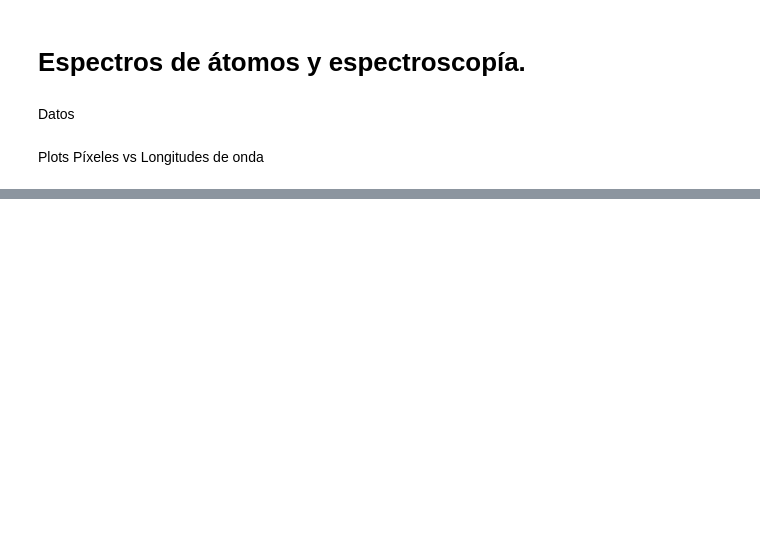
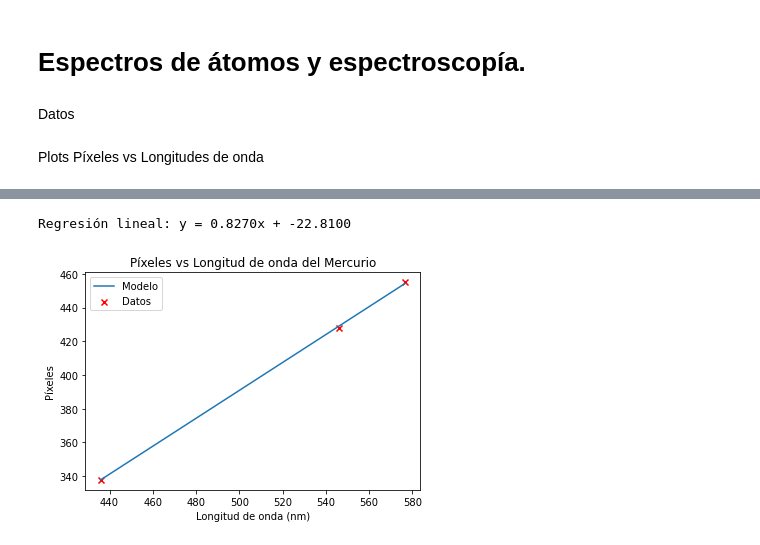
Before and after one commit to slaverdeg/Laboratorio-Moderna-GitHub, a Jupyter notebook: Espectros/Espectros.ipynb, the cells around one changed output, grey strips where cells are left out. Drawn from its saved outputs; the diff is of its cells as text; code cells hidden in the pictures; blank space fills up the shorter version.

```diff
--- a/Espectros/Espectros.ipynb
+++ b/Espectros/Espectros.ipynb
@@ -10,7 +57,7 @@ Datos
 
 H = np.array([324., 363., 498.])
 He = np.array([506., 534., 559., 570., 675., 776.])
-Hg = np.array([338., 379., 383., 428., 455.])
+Hg = np.array([338., 428., 455.])
 Ne = np.array([853., 955.])
 # %%
 #Teórico
@@ -44,0 +133,12 @@ plt.scatter(Ne_,Ne,label='Datos',color='r',marker='x')
+# %%
+#Plot del Mercurio
+plt.scatter(Hg_,Hg,label='Datos',color='r',marker='x')
+plt.plot(_x,_y,label='Modelo')
+plt.title('Píxeles vs Longitud de onda del Mercurio')
+plt.xlabel('Longitud de onda (nm)')
+plt.ylabel('Píxeles')
+plt.legend()
+print(f"Regresión lineal: y = {round(param[1],3):.4f}x + {round(param[0],3):.4f}")
+# %% [output]
+Regresión lineal: y = 0.8270x + -22.8100
+[figure, added]
```
Also changed, not shown: parts of 12 cells of this notebook.
